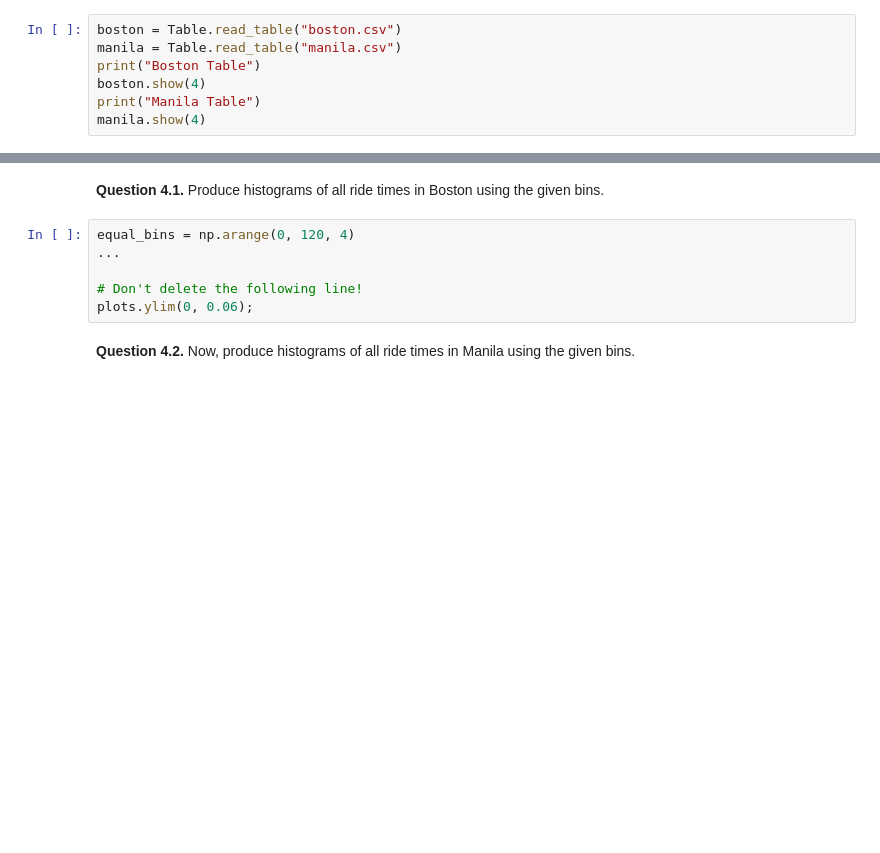
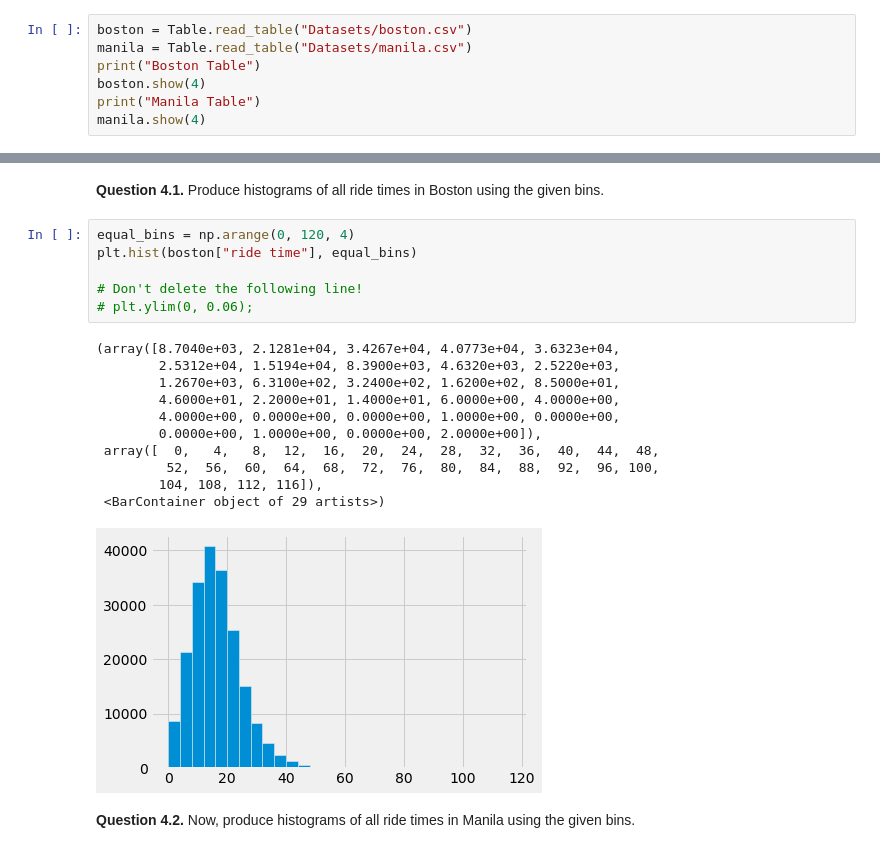
Before and after one commit to awar2170/STOR_120, a Jupyter notebook: Unit3_PythonBasics_Manipulate_Visualize_Data/STOR 120 - hw03.ipynb, the cells around one changed output, grey strips where cells are left out. Drawn from its saved outputs; the diff is of its cells as text; blank space fills up the shorter version.

```diff
--- a/Unit3_PythonBasics_Manipulate_Visualize_Data/STOR 120 - hw03.ipynb
+++ b/Unit3_PythonBasics_Manipulate_Visualize_Data/STOR 120 - hw03.ipynb
@@ -301,8 +396,8 @@ manual: true
 # %% [markdown]
 Below we load tables containing 200,000 weekday Uber rides in the Manila, Philippines, and Boston, Massachusetts metropolitan areas from the [Uber Movement](https://movement.uber.com) project. The `sourceid` and `dstid` columns contain codes corresponding to start and end locations of each ride. The `hod` column contains codes corresponding to the hour of the day the ride took place. The `ride time` column contains the length of the ride, in minutes.
 # %%
-boston = Table.read_table("boston.csv")
-manila = Table.read_table("manila.csv")
+boston = Table.read_table("Datasets/boston.csv")
+manila = Table.read_table("Datasets/manila.csv")
 print("Boston Table")
 boston.show(4)
 print("Manila Table")
@@ -318,10 +428,22 @@ manual: true
 <!-- EXPORT TO PDF -->
 # %%
 equal_bins = np.arange(0, 120, 4)
-...
+plt.hist(boston["ride time"], equal_bins)
 
 # Don't delete the following line!
-plots.ylim(0, 0.06);
+# plt.ylim(0, 0.06);
+# %% [output]
+(array([8.7040e+03, 2.1281e+04, 3.4267e+04, 4.0773e+04, 3.6323e+04,
+        2.5312e+04, 1.5194e+04, 8.3900e+03, 4.6320e+03, 2.5220e+03,
+        1.2670e+03, 6.3100e+02, 3.2400e+02, 1.6200e+02, 8.5000e+01,
+        4.6000e+01, 2.2000e+01, 1.4000e+01, 6.0000e+00, 4.0000e+00,
+        4.0000e+00, 0.0000e+00, 0.0000e+00, 1.0000e+00, 0.0000e+00,
+        0.0000e+00, 1.0000e+00, 0.0000e+00, 2.0000e+00]),
+ array([  0,   4,   8,  12,  16,  20,  24,  28,  32,  36,  40,  44,  48,
+         52,  56,  60,  64,  68,  72,  76,  80,  84,  88,  92,  96, 100,
+        104, 108, 112, 116]),
+ <BarContainer object of 29 artists>)
+[figure, added]
 # %% [markdown]
 **Question 4.2.** Now, produce histograms of all ride times in Manila using the given bins.
 
```
Also changed, not shown: parts of 41 cells of this notebook, 5 other files.
